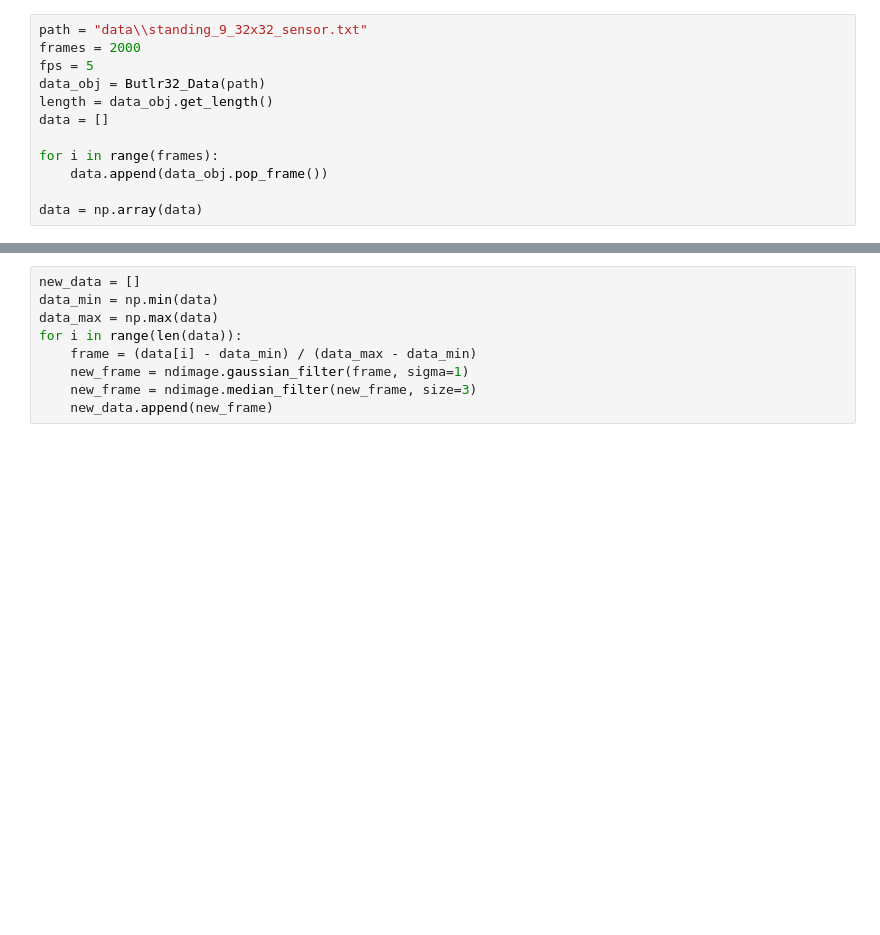
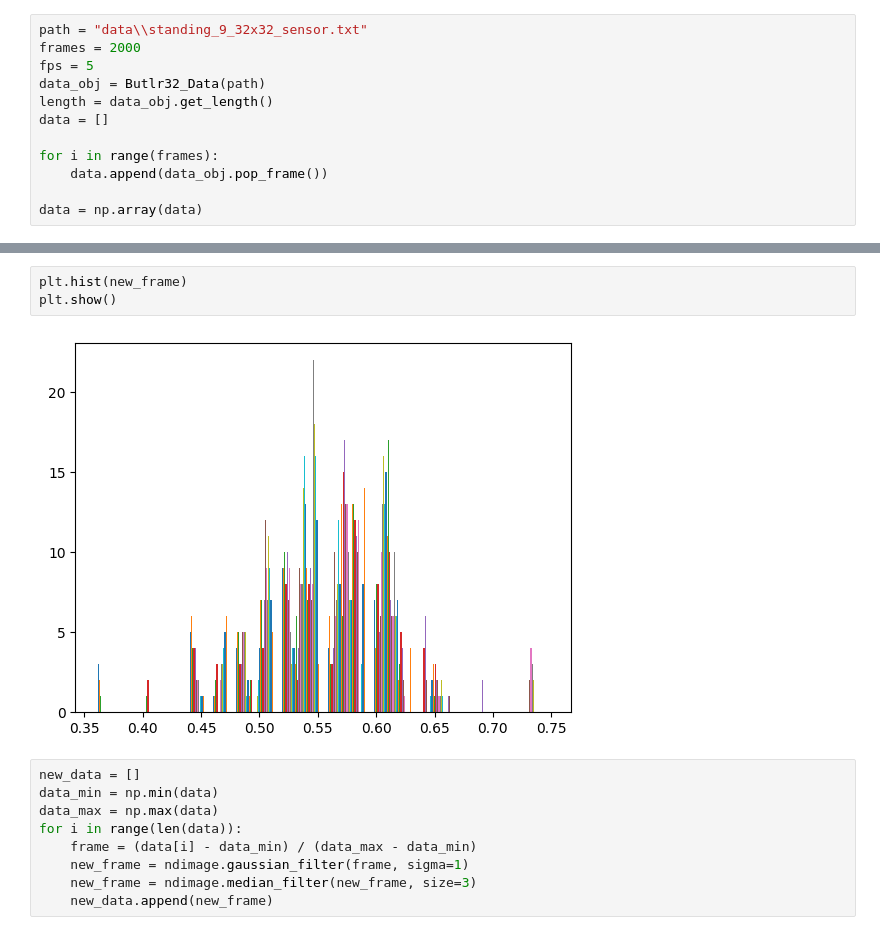
Before and after one commit to M4rkX-Y/flowdetector, a Jupyter notebook: main.ipynb, the cells around one changed output, grey strips where cells are left out. Drawn from its saved outputs; the diff is of its cells as text; blank space fills up the shorter version.

```diff
--- a/main.ipynb
+++ b/main.ipynb
@@ -51,3 +51,8 @@ plt.show()
+# %%
+plt.hist(new_frame)
+plt.show()
+# %% [output]
+[figure, added]
 # %%
 new_data = []
 data_min = np.min(data)
```
Also changed, not shown: parts of 4 cells of this notebook.
